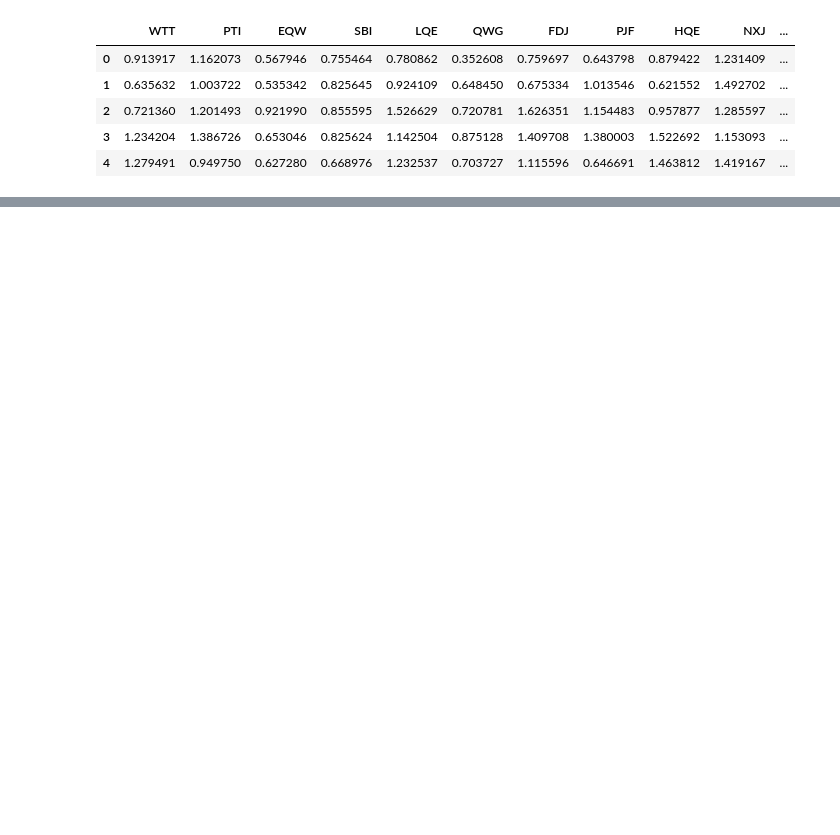
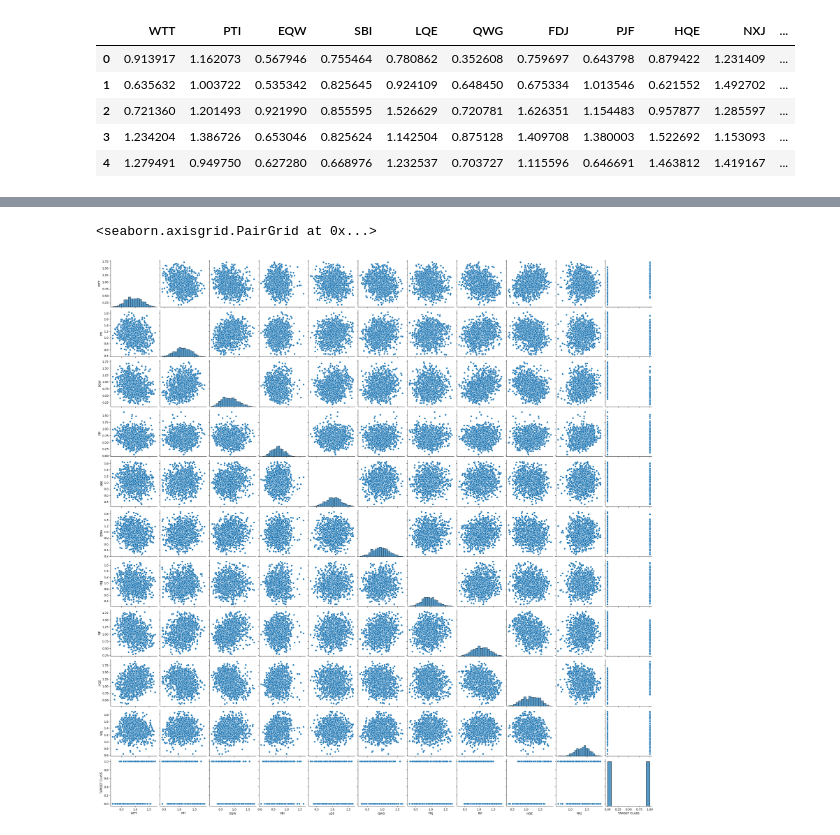
Before and after one commit to 2203a51531/AIML-BATCH-10, a Jupyter notebook: lab_06.ipynb, the cells around one changed output, grey strips where cells are left out. Saved outputs shown, nothing was run; the diff lists cells and outputs as text; code cells hidden in the pictures; blank space fills up the shorter version.

```diff
--- a/lab_06.ipynb
+++ b/lab_06.ipynb
@@ -17,0 +48,5 @@ df.head()
+# %%
+sns.pairplot(df)
+# %% [output]
+<seaborn.axisgrid.PairGrid at 0x...>
+[figure, added]
```
Also changed, not shown: parts of 11 cells of this notebook.
